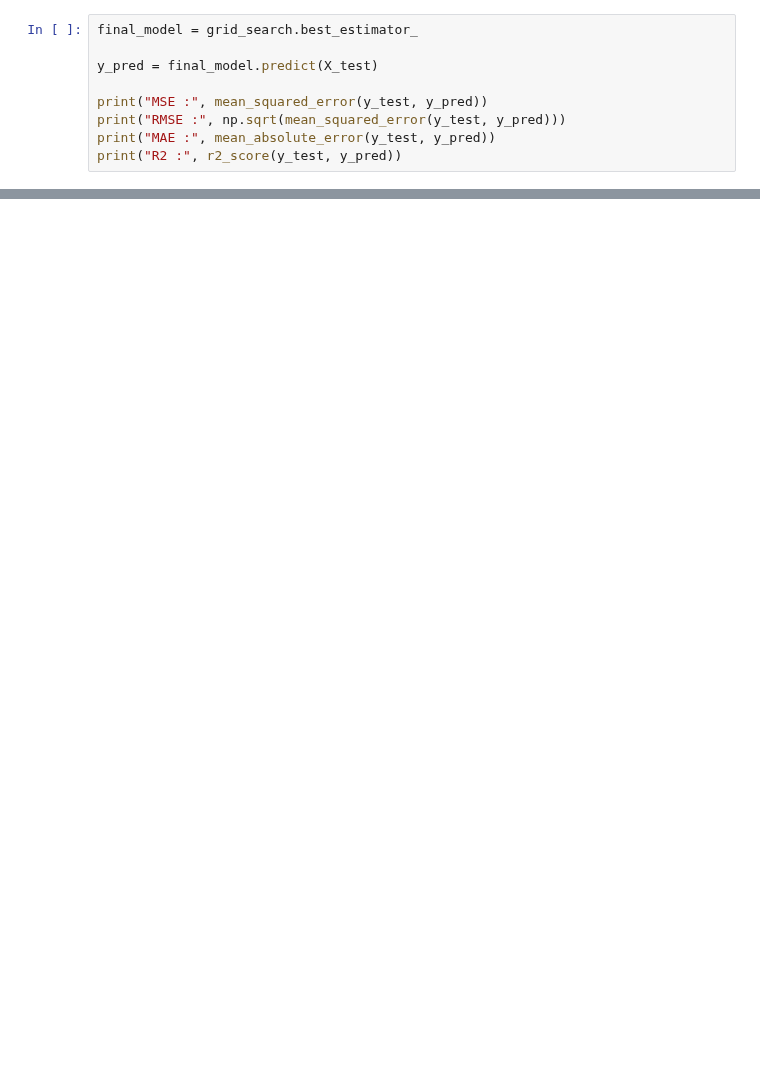
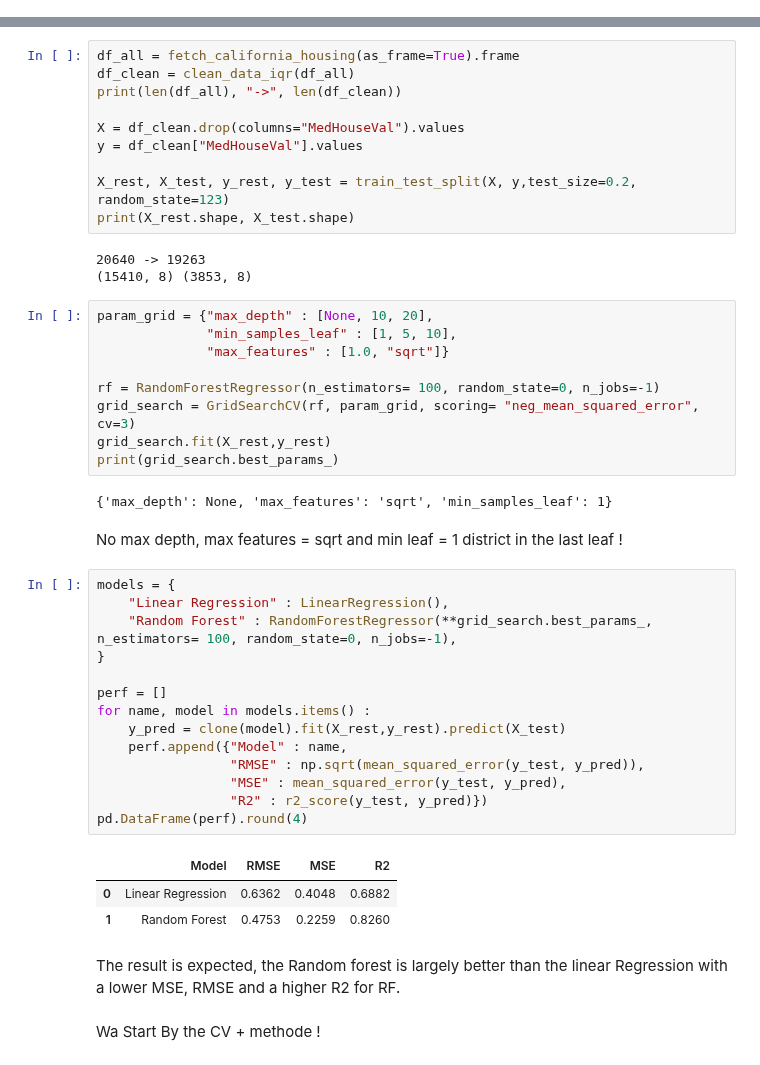
Before and after one commit to AubinEspinas/california-housing-conformal-prediction, a Jupyter notebook: Code2.ipynb, the cells around one changed output, grey strips where cells are left out. Cells and saved outputs as stored; diff of their text form; blank space fills up the shorter version.

```diff
--- a/Code2.ipynb
+++ b/Code2.ipynb
@@ -494,9 +0,0 @@ print(grid_search.best_params_)
-# %%
-final_model = grid_search.best_estimator_
-
-y_pred = final_model.predict(X_test)
-
-print("MSE :", mean_squared_error(y_test, y_pred))
-print("RMSE :", np.sqrt(mean_squared_error(y_test, y_pred)))
-print("MAE :", mean_absolute_error(y_test, y_pred))
-print("R2 :", r2_score(y_test, y_pred))
@@ -531,0 +12,48 @@ len(df_all)
+# %%
+df_all = fetch_california_housing(as_frame=True).frame
+df_clean = clean_data_iqr(df_all)
+print(len(df_all), "->", len(df_clean))
+
+X = df_clean.drop(columns="MedHouseVal").values
+y = df_clean["MedHouseVal"].values
+
+X_rest, X_test, y_rest, y_test = train_test_split(X, y,test_size=0.2, random_state=123)
+print(X_rest.shape, X_test.shape)
+# %% [output]
+20640 -> 19263
+(15410, 8) (3853, 8)
+# %%
+param_grid = {"max_depth" : [None, 10, 20],
+              "min_samples_leaf" : [1, 5, 10],
+              "max_features" : [1.0, "sqrt"]}
+
+rf = RandomForestRegressor(n_estimators= 100, random_state=0, n_jobs=-1)
+grid_search = GridSearchCV(rf, param_grid, scoring= "neg_mean_squared_error", cv=3)
+grid_search.fit(X_rest,y_rest)
+print(grid_search.best_params_)
+# %% [output]
+{'max_depth': None, 'max_features': 'sqrt', 'min_samples_leaf': 1}
+# %% [markdown]
+No max depth, max features = sqrt and min leaf = 1 district in the last leaf !
+# %%
+models = {
+    "Linear Regression" : LinearRegression(),
+    "Random Forest" : RandomForestRegressor(**grid_search.best_params_, n_estimators= 100, random_state=0, n_jobs=-1),
+}
+
+perf = []
+for name, model in models.items() :
+    y_pred = clone(model).fit(X_rest,y_rest).predict(X_test)
+    perf.append({"Model" : name,
+                 "RMSE" : np.sqrt(mean_squared_error(y_test, y_pred)),
+                 "MSE" : mean_squared_error(y_test, y_pred),
+                 "R2" : r2_score(y_test, y_pred)})
+pd.DataFrame(perf).round(4)
+# %% [output]
+|  | Model | RMSE | MSE | R2 |
+| 0 | Linear Regression | 0.6362 | 0.4048 | 0.6882 |
+| 1 | Random Forest | 0.4753 | 0.2259 | 0.8260 |
+# %% [markdown]
+The result is expected, the Random forest is largely better than the linear Regression with a lower MSE, RMSE and a higher R2 for RF.
+# %% [markdown]
+Wa Start By the CV + methode !
```
Also changed, not shown: parts of 77 cells of this notebook.
